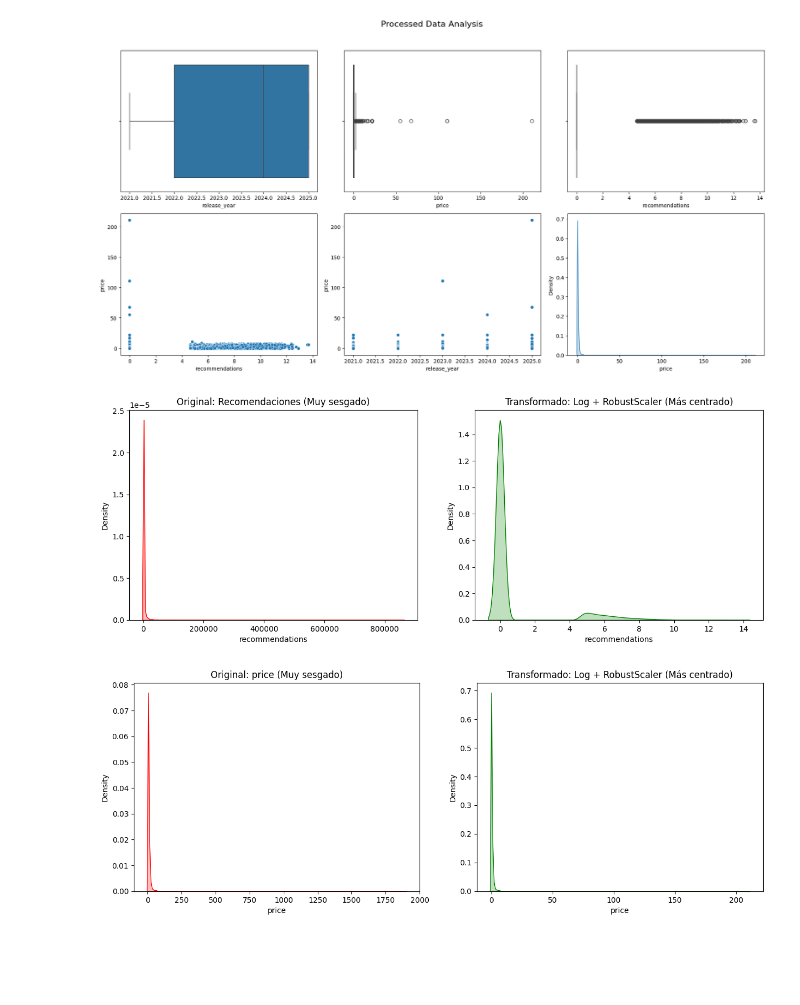
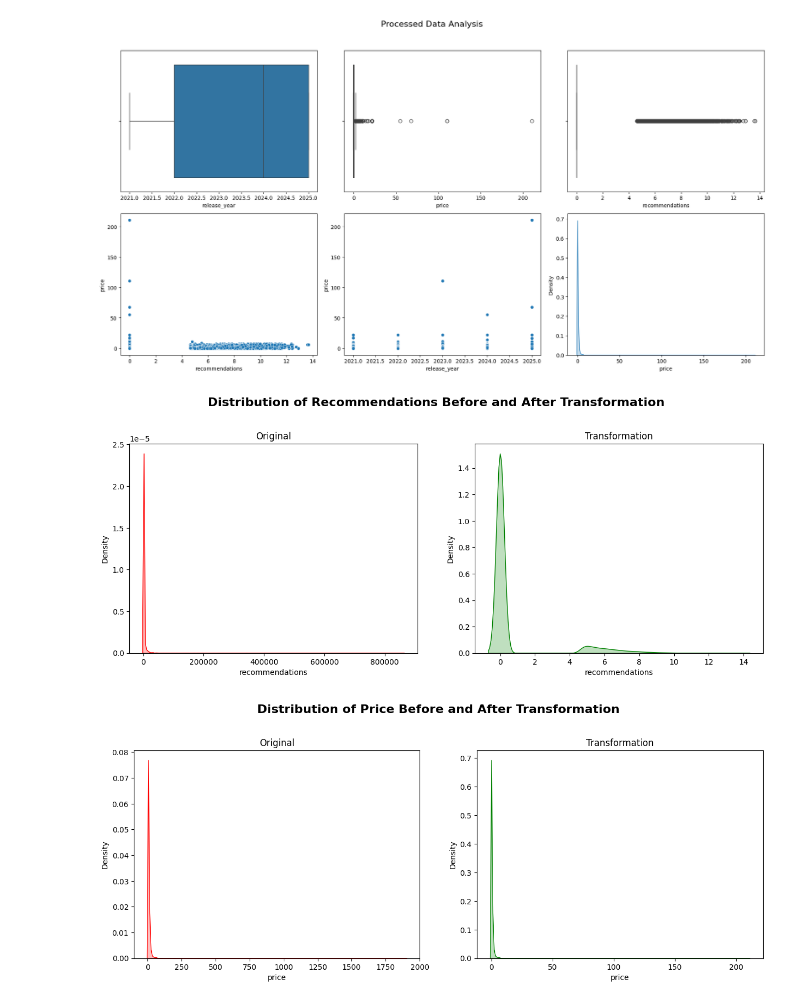
Before and after one commit to MCAlberto55/steam-games-analysis, a Jupyter notebook: notebooks/eda_analysis.ipynb, the cells around one changed output. Cells and saved outputs as stored; diff of their text form; code cells hidden in the pictures; blank space fills up the shorter version.

```diff
--- a/notebooks/eda_analysis.ipynb
+++ b/notebooks/eda_analysis.ipynb
@@ -208,32 +206,30 @@ plt.show()
 # %% [output]
 [figure]
 # %%
+# Visualize the distribution of recommendations before and after the transformation
+fig, axes = plt.subplots(1, 2, figsize=(15, 5))
+fig.suptitle('Distribution of Recommendations Before and After Transformation', fontsize=16, fontweight='bold', y=1.05)
 
+sns.kdeplot(data['recommendations'], ax=axes[0], fill=True, color="red")
+axes[0].set_title("Original")
 
-fig, axes = plt.subplots(1, 2, figsize=(15, 5))
-
-# Antes (Datos originales)
-sns.kdeplot(data['recommendations'], ax=axes[0], fill=True, color="red")
-axes[0].set_title("Original: Recomendaciones (Muy sesgado)")
-
-# Después (Log + RobustScaler)
 sns.kdeplot(data_test['recommendations'], ax=axes[1], fill=True, color="green")
-axes[1].set_title("Transformado: Log + RobustScaler (Más centrado)")
+axes[1].set_title("Transformation")
 
 plt.show()
 # %% [output]
-[figure, old version]
+[figure, new version]
 # %%
+# Visualize the distribution of price before and after the transformation
 fig, axes = plt.subplots(1, 2, figsize=(15, 5))
+fig.suptitle('Distribution of Price Before and After Transformation', fontsize=16, fontweight='bold', y=1.05)
 
-# Antes (Datos originales)
 sns.kdeplot(data['price'], ax=axes[0], fill=True, color="red")
-axes[0].set_title("Original: price (Muy sesgado)")
+axes[0].set_title("Original")
 
-# Después (Log + RobustScaler)
 sns.kdeplot(data_test['price'], ax=axes[1], fill=True, color="green")
-axes[1].set_title("Transformado: Log + RobustScaler (Más centrado)")
+axes[1].set_title("Transformation")
 
 plt.show()
 # %% [output]
-[figure, old version]
+[figure, new version]
```
Also changed, not shown: parts of 4 cells of this notebook.
